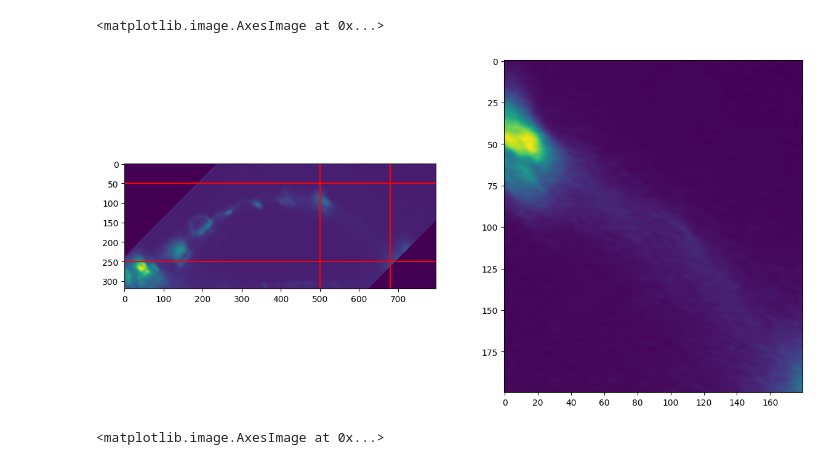
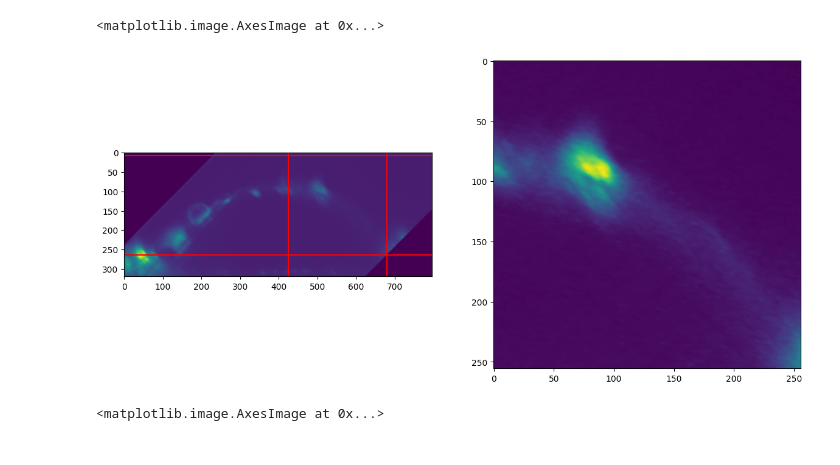
Before and after one commit to P8UXaE/light_sheet_domes, a Jupyter notebook: edgeDetection.ipynb, the cells around one changed output. Saved outputs shown, nothing was run; the diff lists cells and outputs as text; code cells hidden in the pictures.

```diff
--- a/edgeDetection.ipynb
+++ b/edgeDetection.ipynb
@@ -12,31 +11,33 @@ import copy
 # %%
 image = sk.io.imread('./domes/Dome103_processed_n2v2d.tif')
 image = np.transpose(image, axes=(1, 0, 2))
 
 # viewer = napari.Viewer()
 # viewer.add_image(image)
 # alpha = 1  # Adjust this value to change contrast
 # beta = 1   # Adjust this value to change brightness
 # image = cv2.convertScaleAbs(image, alpha=alpha, beta=beta)
 # viewer.add_image(image)
 
 z = 300
 
-y1, y2 = 50, 250
-x1, x2 = 500, 680
+y1, y2 = 8, 264
+x1, x2 = 424, 680
 
 plt.figure(figsize=(30,7))
 
 plt.subplot(1,4,1)
 plt.imshow(image[z])
 plt.axhline(y1, c='r')
 plt.axhline(y2, c='r')
 plt.axvline(x1, c='r')
 plt.axvline(x2, c='r')
 
 plt.subplot(1,4,2)
-plt.imshow(image[z, y1:y2, x1:x2])
+
+im = image[z, y1:y2, x1:x2]
+plt.imshow(im)
 # %% [output]
 <matplotlib.image.AxesImage at 0x...>
-[figure, old version]
+[figure, new version]
 # %%
```
Also changed, not shown: parts of 6 cells of this notebook.
